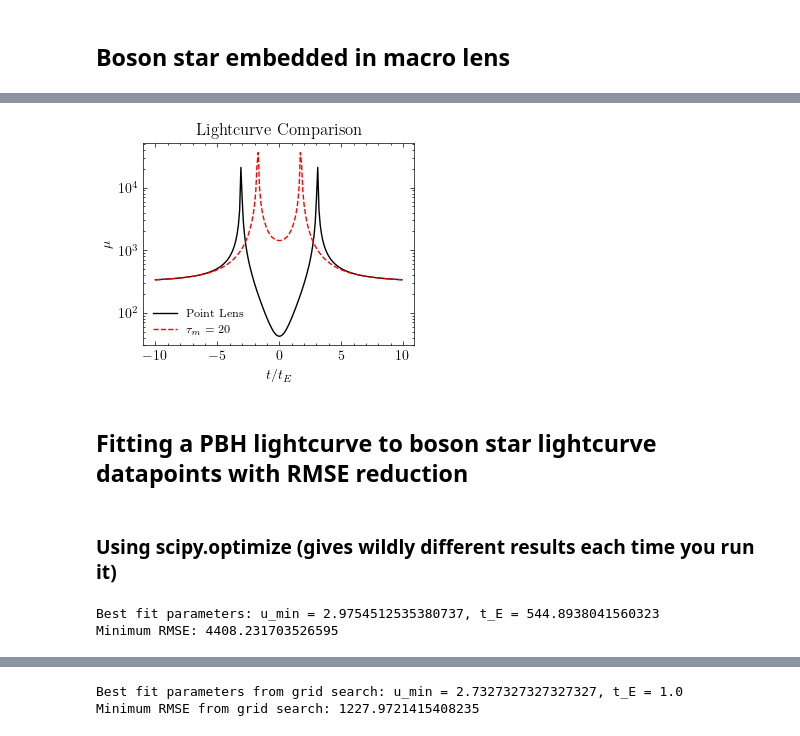
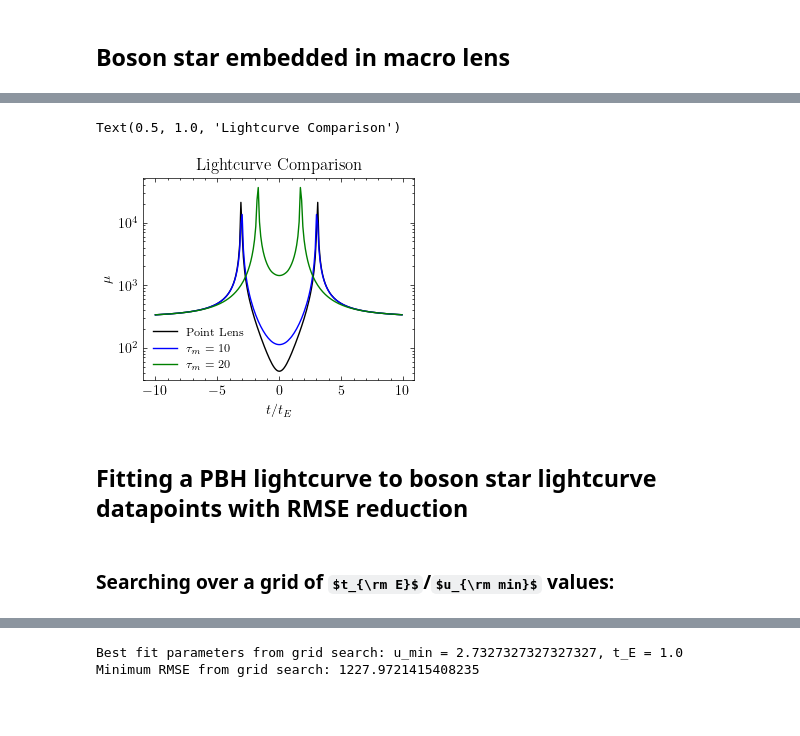
Before and after one commit to bencrossey/microcaustics_EDOs, a Jupyter notebook: lightcurve_comparison.ipynb, the cells around one changed output, grey strips where cells are left out. Drawn from its saved outputs; the diff is of its cells as text; code cells hidden in the pictures; some formulas as TeX source; blank space fills up the shorter version.

Commit message:
updated lightcurve calculator to make it easier to plot lightcurves of boson stars with different tau_ms

```diff
--- a/lightcurve_comparison.ipynb
+++ b/lightcurve_comparison.ipynb
@@ -254,23 +235,23 @@ all_solutions
 # %%
-#plotting the magnification due to lensing by the boson star
-magnifications = []
+# Function to calculate the lightcurve for the BS with given tau_m
+def boson_star_lightcurve(tau_m):
+    m_tau = m(data, tau_m)
+    all_solutions = lens_eqn_solver(tau_m)
+    magnifications = []
 
-for i in all_solutions:
-    magn_temp = []
-    if len(i[0]) > 0:
-        for j in i[0]:
-            magn_temp.append(1/np.abs(inverse_magnification(m_tau,j)))
-    if len(i[1]) > 0:
-        for j in i[1]:
-            magn_temp.append(1/np.abs(inverse_magnification(m_tau,j)))
-    total_magn = np.sum(magn_temp)
-    magnifications.append(total_magn)
+    for i in all_solutions:
+        m_tau = m(data, tau_m)
+        magn_temp = []
+        if len(i[0]) > 0:
+            for j in i[0]:
+                magn_temp.append(1/np.abs(inverse_magnification(m_tau,j)))
+        if len(i[1]) > 0:
+            for j in i[1]:
+                magn_temp.append(1/np.abs(inverse_magnification(m_tau,j)))
+        total_magn = np.sum(magn_temp)
+        magnifications.append(total_magn)
 
-plt.plot(timestamps, magnifications)
-plt.xlabel(r'$t/t_E$')
-plt.ylabel(r'$\mu$')
-plt.yscale('log')
-plt.title(r'Boson Star Lightcurve $(\tau_m =20)$')
-#plt.savefig('/home/bcrossey/Documents/Microlensing/Code/Microcaustics_EDOs/figures/boson_star_lightcurve_tm=10.png', dpi=300, format='png')
+    return magnifications
 
-magnifications_tm_20 = magnifications.copy()
+magnifications_tm_10 = boson_star_lightcurve(10)
+magnifications_tm_20 = boson_star_lightcurve(20)
@@ -279,18 +258,20 @@ magnifications_tm_20 = magnifications.copy()
 # %%
 #compare lightcurve from boson star to that from point lens
 plt.plot(timestamps, magnifications_pl, color = 'black', label = 'Point Lens')
-# plt.plot(timestamps, magnifications_tm_10, color = 'red', label=r'$\tau_m = 10$')
-plt.plot(timestamps, magnifications_tm_20, color = 'red', linestyle = '--', label=r'$\tau_m = 20$')
+# plt.plot(timestamps, magnifications_tm_30, color = 'red', label=r'$\tau_m = 30$')
+plt.plot(timestamps, magnifications_tm_10, color = 'blue', label=r'$\tau_m = 10$')
+plt.plot(timestamps, magnifications_tm_20, color = 'green', label=r'$\tau_m = 20$')
 plt.xlabel(r'$t/t_E$')
 plt.ylabel(r'$\mu$')
 plt.legend(loc='lower left', fontsize ='small')
 plt.yscale('log')
 plt.title(r'Lightcurve Comparison')
-# plt.savefig('/home/bcrossey/Documents/Microlensing/Code/Microcaustics_EDOs/figures/lightcurve_comparison.png', dpi=300, format='png')
+# plt.savefig('/home/bcrossey/Documents/Microlensing/Code/Microcaustics_EDOs/figures/lightcurv_comparison.png', dpi=300, format='png')
 # %% [output]
+Text(0.5, 1.0, 'Lightcurve Comparison')
-[figure, old version]
+[figure, new version]
 # %% [markdown]
 ## Fitting a PBH lightcurve to boson star lightcurve datapoints with RMSE reduction
-# %% [markdown]
-### Using scipy.optimize (gives wildly different results each time you run it)
+# %% [markdown]
+### Searching over a grid of $t_{\rm E}$/$u_{\rm min}$ values:
 # %%
@@ -298,19 +278 @@ from scipy.optimize import differential_evolution
 from sklearn.metrics import mean_squared_error
-# %%
-def cost_function(params, timestamps, mags_true):
-    u_min_, t_E_ = params
-    mags_pred = pl_total_mag(timestamps, u_min_, t_E_)
-    return mean_squared_error(mags_true, mags_pred)
-
-bounds = [(0,10), (0.01,1000)]
-
-result = differential_evolution(cost_function, bounds, args=(timestamps, magnifications_tm_20))
-
-best_params = result.x
-print(f"Best fit parameters: u_min = {best_params[0]}, t_E = {best_params[1]}")
-
-min_rse = np.sqrt(result.fun)
-print(f"Minimum RMSE: {min_rse}")
-# %% [output]
-Best fit parameters: u_min = 2.9754512535380737, t_E = 544.8938041560323
-Minimum RMSE: 4408.231703526595
```
Also changed, not shown: parts of 8 cells of this notebook, 1 other file.
